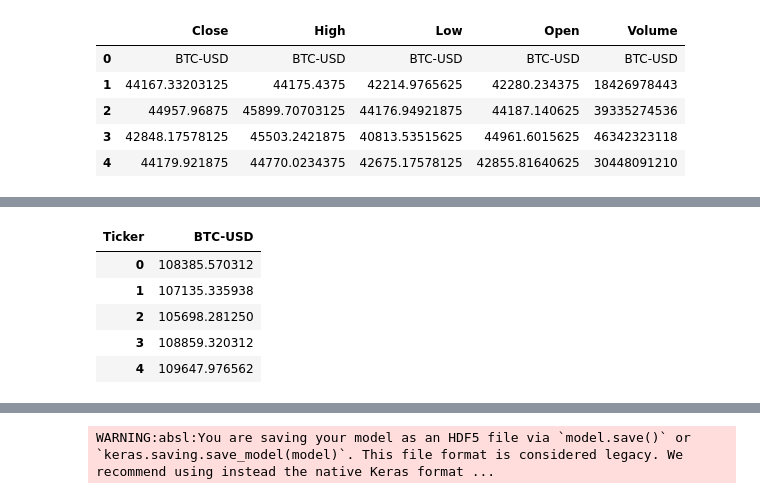
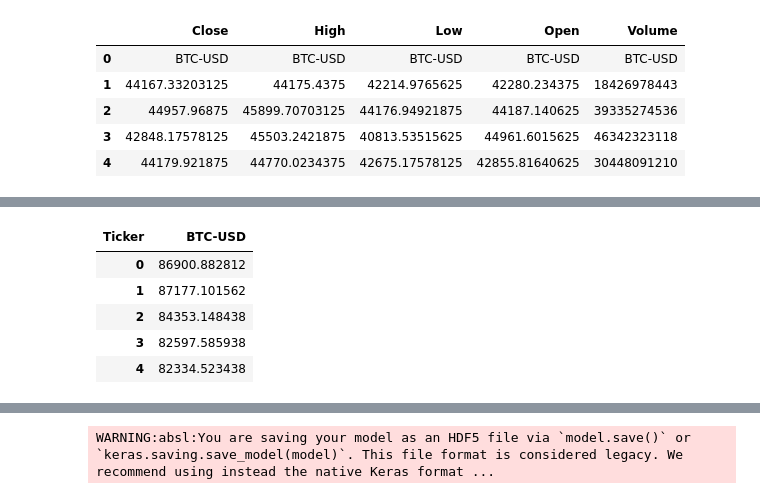
Before and after one commit to Nando8298/Bitcoin-Predictor, a Jupyter notebook: model.ipynb, the cells around one changed output, grey strips where cells are left out. Cells and saved outputs as stored; diff of their text form; code cells hidden in the pictures.

```diff
--- a/model.ipynb
+++ b/model.ipynb
@@ -228,15 +232,15 @@ Epoch 50/50
 # %%
-past_100_days = data_training.tail(100)
+past_200_days = data_training.tail(200)
 # %%
-final_df = pd.concat([past_100_days, data_test], ignore_index = True)
+final_df = pd.concat([past_200_days, data_test], ignore_index = True)
 final_df.head()
 # %% [output]
 | Ticker | BTC-USD |
-| 0 | 108385.570312 |
-| 1 | 107135.335938 |
-| 2 | 105698.281250 |
-| 3 | 108859.320312 |
-| 4 | 109647.976562 |
+| 0 | 86900.882812 |
+| 1 | 87177.101562 |
+| 2 | 84353.148438 |
+| 3 | 82597.585938 |
+| 4 | 82334.523438 |
 # %%
 test_input = scaler.fit_transform(final_df)
 # %%
```
Also changed, not shown: parts of 14 cells of this notebook, 2 other files.
